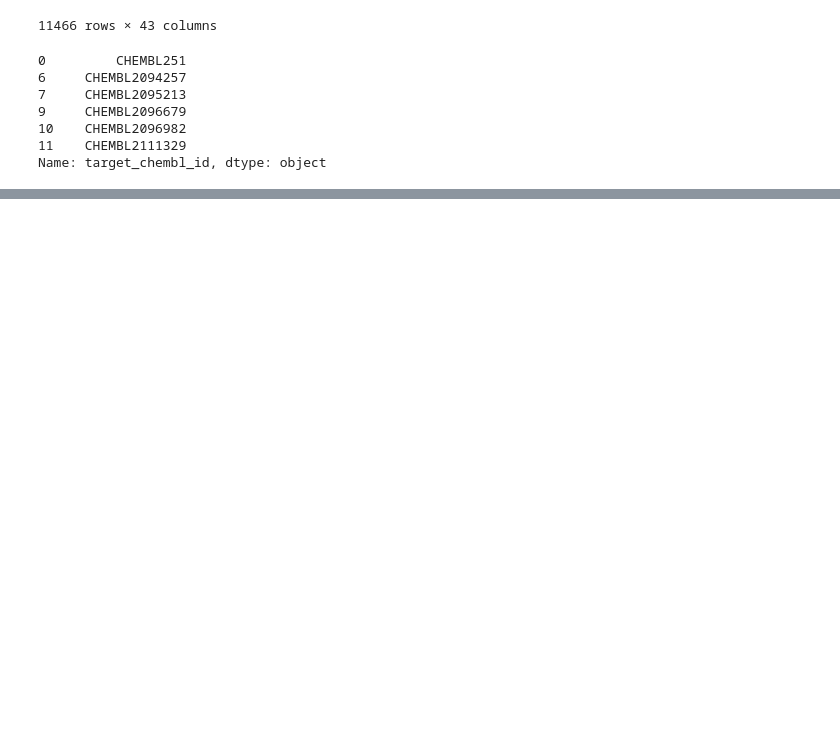
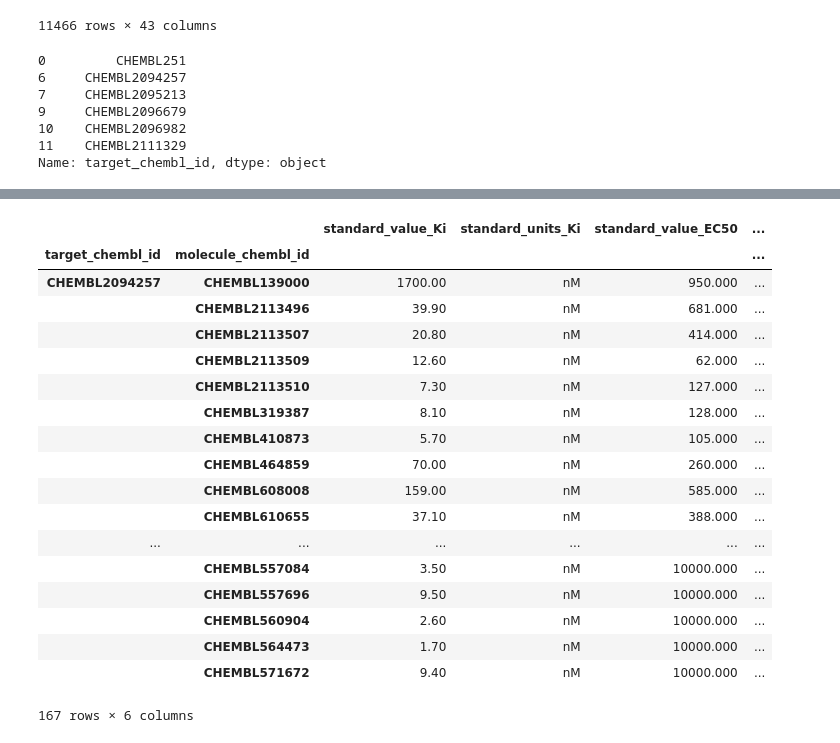
Before and after one commit to ToHanwei/some_assist, a Jupyter notebook: Download_from_chembl/chembl_download_ligand_info.ipynb, the cells around one changed output, grey strips where cells are left out. Drawn from its saved outputs; the diff is of its cells as text; code cells hidden in the pictures; blank space fills up the shorter version.

```diff
--- a/Download_from_chembl/chembl_download_ligand_info.ipynb
+++ b/Download_from_chembl/chembl_download_ligand_info.ipynb
@@ -146,0 +248,28 @@ print(compud_df)
+# %%
+ki_ec50_new = ki_ec50_none[['standard_value_Ki', 'standard_units_Ki', 'standard_value_EC50', 'standard_units_EC50']].groupby((ki_ec50_none['target_chembl_id'], ki_ec50_none['molecule_chembl_id'])).min()
+# %%
+ki_ec50_new['pKi'] = 9-np.log10(ki_ec50_new['standard_value_Ki'])
+# %%
+ki_ec50_new['pEC50'] = 9-np.log10(ki_ec50_new['standard_value_EC50'])
+# %%
+ki_ec50_new
+# %% [output]
+|  |  | standard_value_Ki | standard_units_Ki | standard_value_EC50 | ... |
+| target_chembl_id | molecule_chembl_id |  |  |  | ... |
+| CHEMBL2094257 | CHEMBL139000 | 1700.00 | nM | 950.000 | ... |
+|  | CHEMBL2113496 | 39.90 | nM | 681.000 | ... |
+|  | CHEMBL2113507 | 20.80 | nM | 414.000 | ... |
+|  | CHEMBL2113509 | 12.60 | nM | 62.000 | ... |
+|  | CHEMBL2113510 | 7.30 | nM | 127.000 | ... |
+|  | CHEMBL319387 | 8.10 | nM | 128.000 | ... |
+|  | CHEMBL410873 | 5.70 | nM | 105.000 | ... |
+|  | CHEMBL464859 | 70.00 | nM | 260.000 | ... |
+|  | CHEMBL608008 | 159.00 | nM | 585.000 | ... |
+|  | CHEMBL610655 | 37.10 | nM | 388.000 | ... |
+| ... | ... | ... | ... | ... | ... |
+|  | CHEMBL557084 | 3.50 | nM | 10000.000 | ... |
+|  | CHEMBL557696 | 9.50 | nM | 10000.000 | ... |
+|  | CHEMBL560904 | 2.60 | nM | 10000.000 | ... |
+|  | CHEMBL564473 | 1.70 | nM | 10000.000 | ... |
+|  | CHEMBL571672 | 9.40 | nM | 10000.000 | ... |
+167 rows × 6 columns
```
Also changed, not shown: parts of 28 cells of this notebook, 8 other files.
